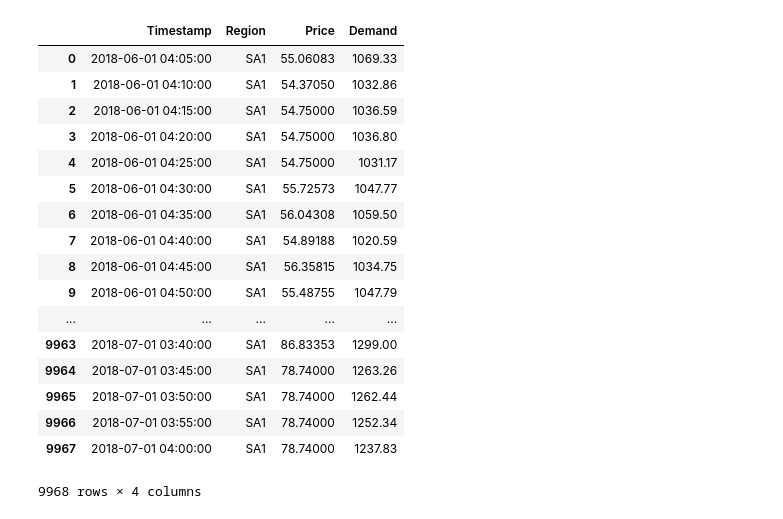
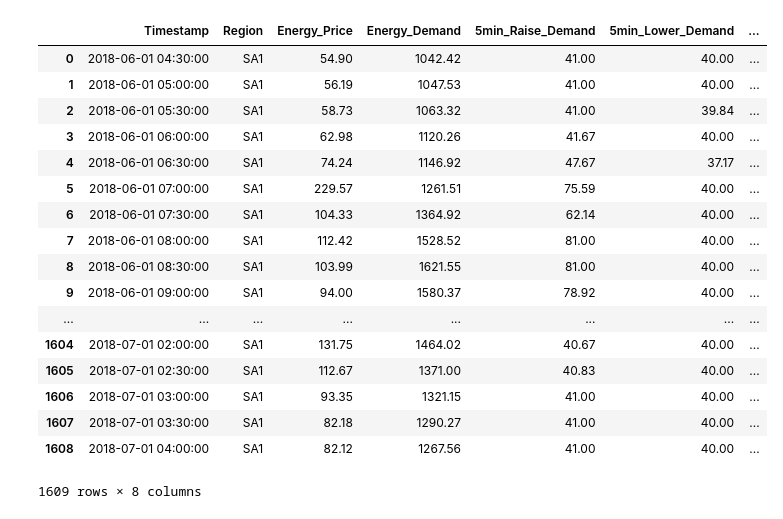
Before and after one commit to mathildebadoual/optimal_bidding, a Jupyter notebook: optimal_bidding/static/plot_data.ipynb, the cells around one changed output. Drawn from its saved outputs; the diff is of its cells as text; code cells hidden in the pictures.

```diff
--- a/optimal_bidding/static/plot_data.ipynb
+++ b/optimal_bidding/static/plot_data.ipynb
@@ -4,28 +4,30 @@ import numpy as np
 import matplotlib.pyplot as plt
 import plotly.graph_objects as go
 from plotly.subplots import make_subplots
-# %%
-df_5min = pd.read_csv('consolidated_data/June2018_5min.csv')
-df_30min = pd.read_csv('consolidated_data/June2018_30min.csv')
-df_5min
-# %% [output]
-|  | Timestamp | Region | Price | Demand |
-| 0 | 2018-06-01 04:05:00 | SA1 | 55.06083 | 1069.33 |
-| 1 | 2018-06-01 04:10:00 | SA1 | 54.37050 | 1032.86 |
-| 2 | 2018-06-01 04:15:00 | SA1 | 54.75000 | 1036.59 |
-| 3 | 2018-06-01 04:20:00 | SA1 | 54.75000 | 1036.80 |
-| 4 | 2018-06-01 04:25:00 | SA1 | 54.75000 | 1031.17 |
-| 5 | 2018-06-01 04:30:00 | SA1 | 55.72573 | 1047.77 |
-| 6 | 2018-06-01 04:35:00 | SA1 | 56.04308 | 1059.50 |
-| 7 | 2018-06-01 04:40:00 | SA1 | 54.89188 | 1020.59 |
-| 8 | 2018-06-01 04:45:00 | SA1 | 56.35815 | 1034.75 |
-| 9 | 2018-06-01 04:50:00 | SA1 | 55.48755 | 1047.79 |
-| ... | ... | ... | ... | ... |
-| 9963 | 2018-07-01 03:40:00 | SA1 | 86.83353 | 1299.00 |
-| 9964 | 2018-07-01 03:45:00 | SA1 | 78.74000 | 1263.26 |
-| 9965 | 2018-07-01 03:50:00 | SA1 | 78.74000 | 1262.44 |
-| 9966 | 2018-07-01 03:55:00 | SA1 | 78.74000 | 1252.34 |
-| 9967 | 2018-07-01 04:00:00 | SA1 | 78.74000 | 1237.83 |
-9968 rows × 4 columns
+# %%
+df_5min = pd.read_csv('consolidated_data/June2018_5min.csv')
+df_30min = pd.read_csv('consolidated_data/June2018_30min.csv')
+df_30min['Timestamp'] = df_30min['Timestamp'].apply(lambda x: pd.to_datetime(x, format='%Y-%m-%d %H:%M:%S', errors='ignore'))
+df_5min['Timestamp'] = df_5min['Timestamp'].apply(lambda x: pd.to_datetime(x, format='%Y-%m-%d %H:%M:%S', errors='ignore'))
+df_30min
+# %% [output]
+|  | Timestamp | Region | Energy_Price | Energy_Demand | 5min_Raise_Demand | 5min_Lower_Demand | ... |
+| 0 | 2018-06-01 04:30:00 | SA1 | 54.90 | 1042.42 | 41.00 | 40.00 | ... |
+| 1 | 2018-06-01 05:00:00 | SA1 | 56.19 | 1047.53 | 41.00 | 40.00 | ... |
+| 2 | 2018-06-01 05:30:00 | SA1 | 58.73 | 1063.32 | 41.00 | 39.84 | ... |
+| 3 | 2018-06-01 06:00:00 | SA1 | 62.98 | 1120.26 | 41.67 | 40.00 | ... |
+| 4 | 2018-06-01 06:30:00 | SA1 | 74.24 | 1146.92 | 47.67 | 37.17 | ... |
+| 5 | 2018-06-01 07:00:00 | SA1 | 229.57 | 1261.51 | 75.59 | 40.00 | ... |
+| 6 | 2018-06-01 07:30:00 | SA1 | 104.33 | 1364.92 | 62.14 | 40.00 | ... |
+| 7 | 2018-06-01 08:00:00 | SA1 | 112.42 | 1528.52 | 81.00 | 40.00 | ... |
+| 8 | 2018-06-01 08:30:00 | SA1 | 103.99 | 1621.55 | 81.00 | 40.00 | ... |
+| 9 | 2018-06-01 09:00:00 | SA1 | 94.00 | 1580.37 | 78.92 | 40.00 | ... |
+| ... | ... | ... | ... | ... | ... | ... | ... |
+| 1604 | 2018-07-01 02:00:00 | SA1 | 131.75 | 1464.02 | 40.67 | 40.00 | ... |
+| 1605 | 2018-07-01 02:30:00 | SA1 | 112.67 | 1371.00 | 40.83 | 40.00 | ... |
+| 1606 | 2018-07-01 03:00:00 | SA1 | 93.35 | 1321.15 | 41.00 | 40.00 | ... |
+| 1607 | 2018-07-01 03:30:00 | SA1 | 82.18 | 1290.27 | 41.00 | 40.00 | ... |
+| 1608 | 2018-07-01 04:00:00 | SA1 | 82.12 | 1267.56 | 41.00 | 40.00 | ... |
+1609 rows × 8 columns
 # %%
 fig = go.Figure()
```
Also changed, not shown: parts of 11 cells of this notebook, 7 other files.
